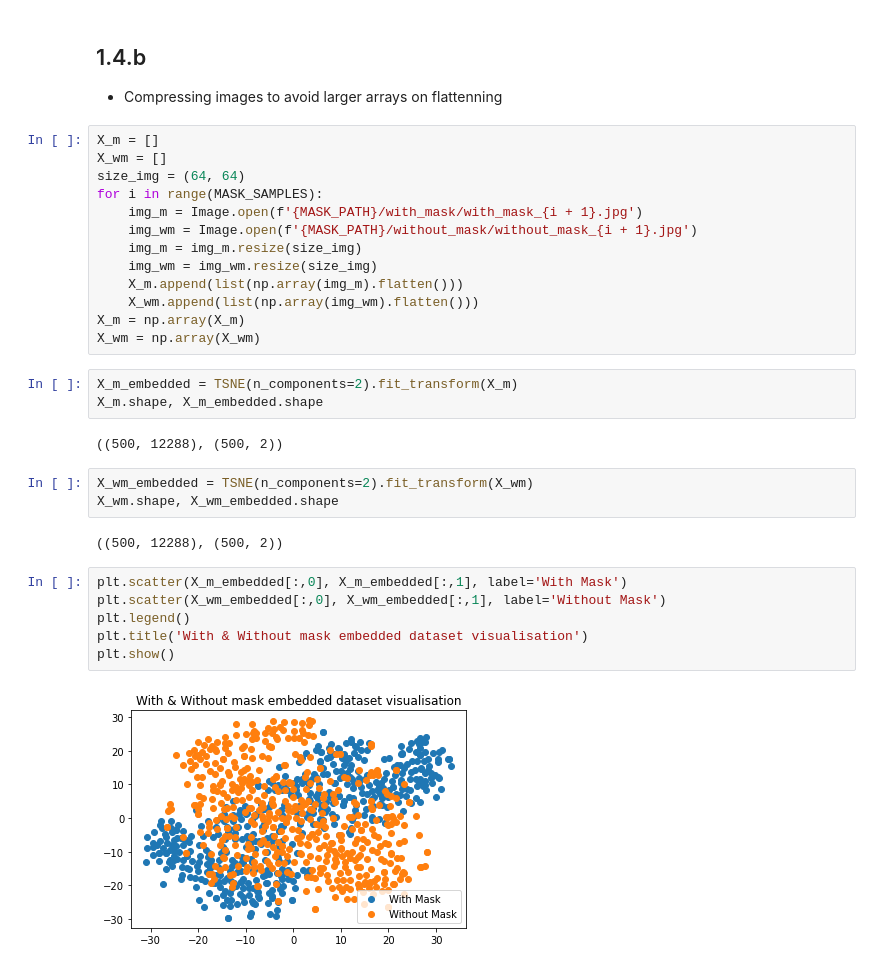
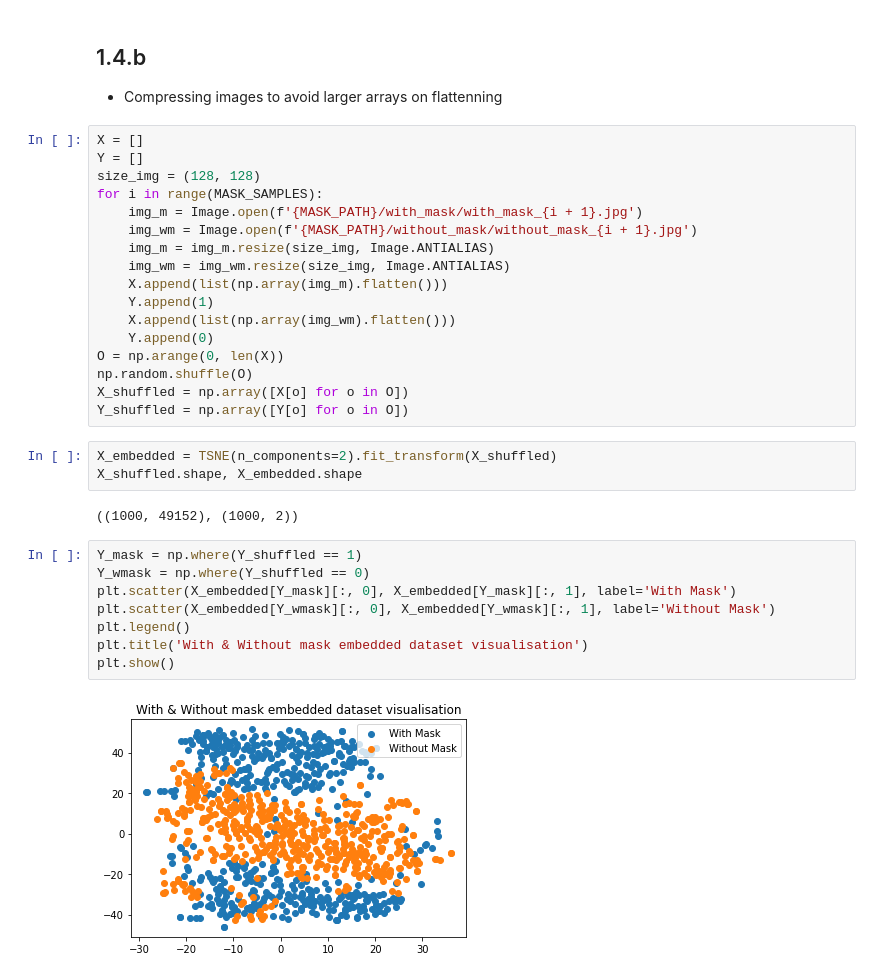
Before and after one commit to dv-rastogi/ml-pg-decision-trees, a Jupyter notebook: 1/1.ipynb, the cells around one changed output. Cells and saved outputs as stored; diff of their text form.

Commit message:
fix 1 tsne

```diff
--- a/1/1.ipynb
+++ b/1/1.ipynb
@@ -270,33 +270,34 @@ for _ in range(5):
 ## 1.4.b
 * Compressing images to avoid larger arrays on flattenning
 # %%
-X_m = []
-X_wm = []
-size_img = (64, 64)
+X = []
+Y = []
+size_img = (128, 128)
 for i in range(MASK_SAMPLES):
     img_m = Image.open(f'{MASK_PATH}/with_mask/with_mask_{i + 1}.jpg')
     img_wm = Image.open(f'{MASK_PATH}/without_mask/without_mask_{i + 1}.jpg')
-    img_m = img_m.resize(size_img)
-    img_wm = img_wm.resize(size_img)
-    X_m.append(list(np.array(img_m).flatten()))
-    X_wm.append(list(np.array(img_wm).flatten()))
-X_m = np.array(X_m)
-X_wm = np.array(X_wm)
+    img_m = img_m.resize(size_img, Image.ANTIALIAS)
+    img_wm = img_wm.resize(size_img, Image.ANTIALIAS)
+    X.append(list(np.array(img_m).flatten()))
+    Y.append(1)
+    X.append(list(np.array(img_wm).flatten()))
+    Y.append(0)
+O = np.arange(0, len(X))
+np.random.shuffle(O)
+X_shuffled = np.array([X[o] for o in O])
+Y_shuffled = np.array([Y[o] for o in O])
 # %%
-X_m_embedded = TSNE(n_components=2).fit_transform(X_m)
-X_m.shape, X_m_embedded.shape
+X_embedded = TSNE(n_components=2).fit_transform(X_shuffled)
+X_shuffled.shape, X_embedded.shape
 # %% [output]
-((500, 12288), (500, 2))
+((1000, 49152), (1000, 2))
-# %%
-X_wm_embedded = TSNE(n_components=2).fit_transform(X_wm)
-X_wm.shape, X_wm_embedded.shape
-# %% [output]
-((500, 12288), (500, 2))
 # %%
-plt.scatter(X_m_embedded[:,0], X_m_embedded[:,1], label='With Mask')
-plt.scatter(X_wm_embedded[:,0], X_wm_embedded[:,1], label='Without Mask')
+Y_mask = np.where(Y_shuffled == 1)
+Y_wmask = np.where(Y_shuffled == 0)
+plt.scatter(X_embedded[Y_mask][:, 0], X_embedded[Y_mask][:, 1], label='With Mask')
+plt.scatter(X_embedded[Y_wmask][:, 0], X_embedded[Y_wmask][:, 1], label='Without Mask')
 plt.legend()
 plt.title('With & Without mask embedded dataset visualisation')
 plt.show()
 # %% [output]
-[figure, old version]
+[figure, new version]
```
Also changed, not shown: parts of 2 cells of this notebook.
